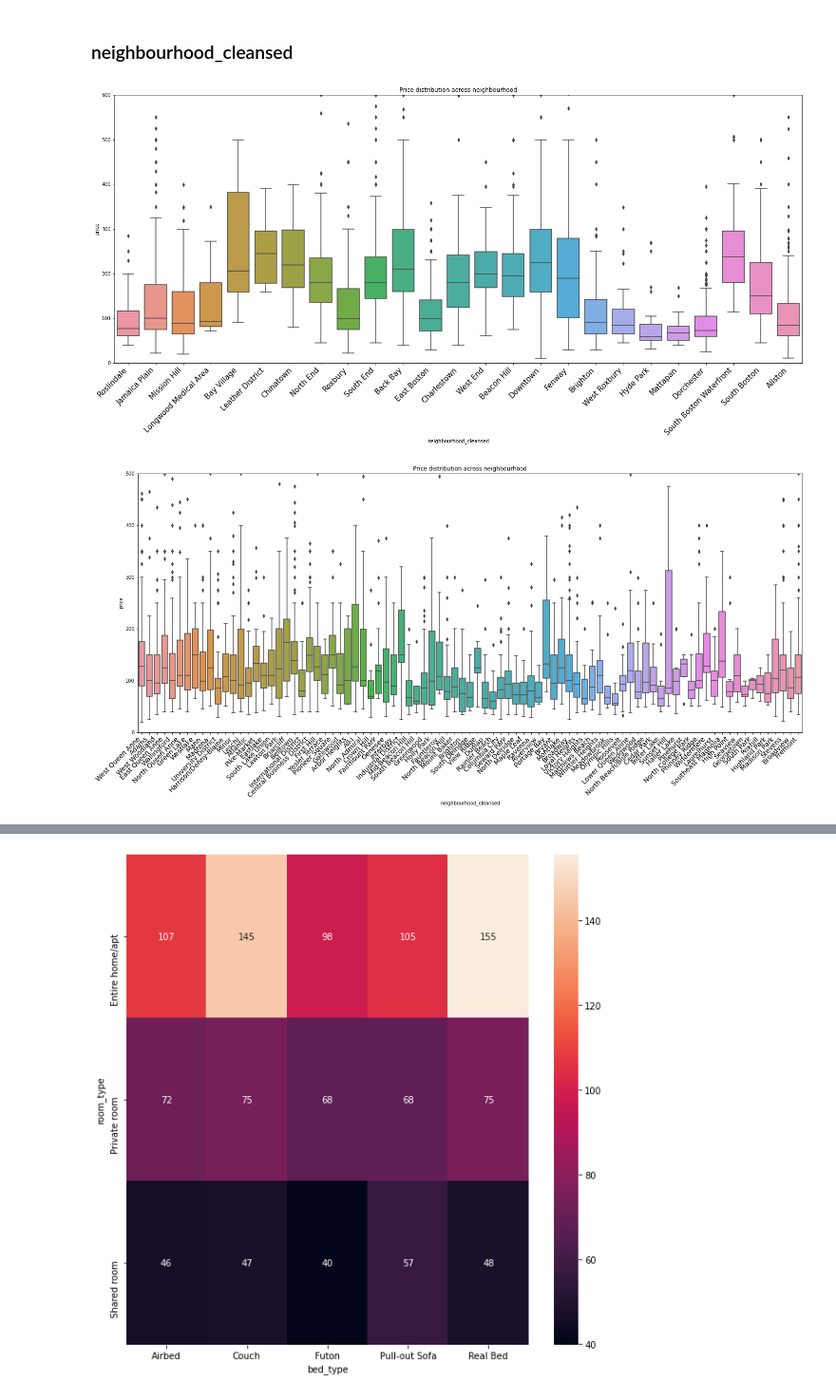
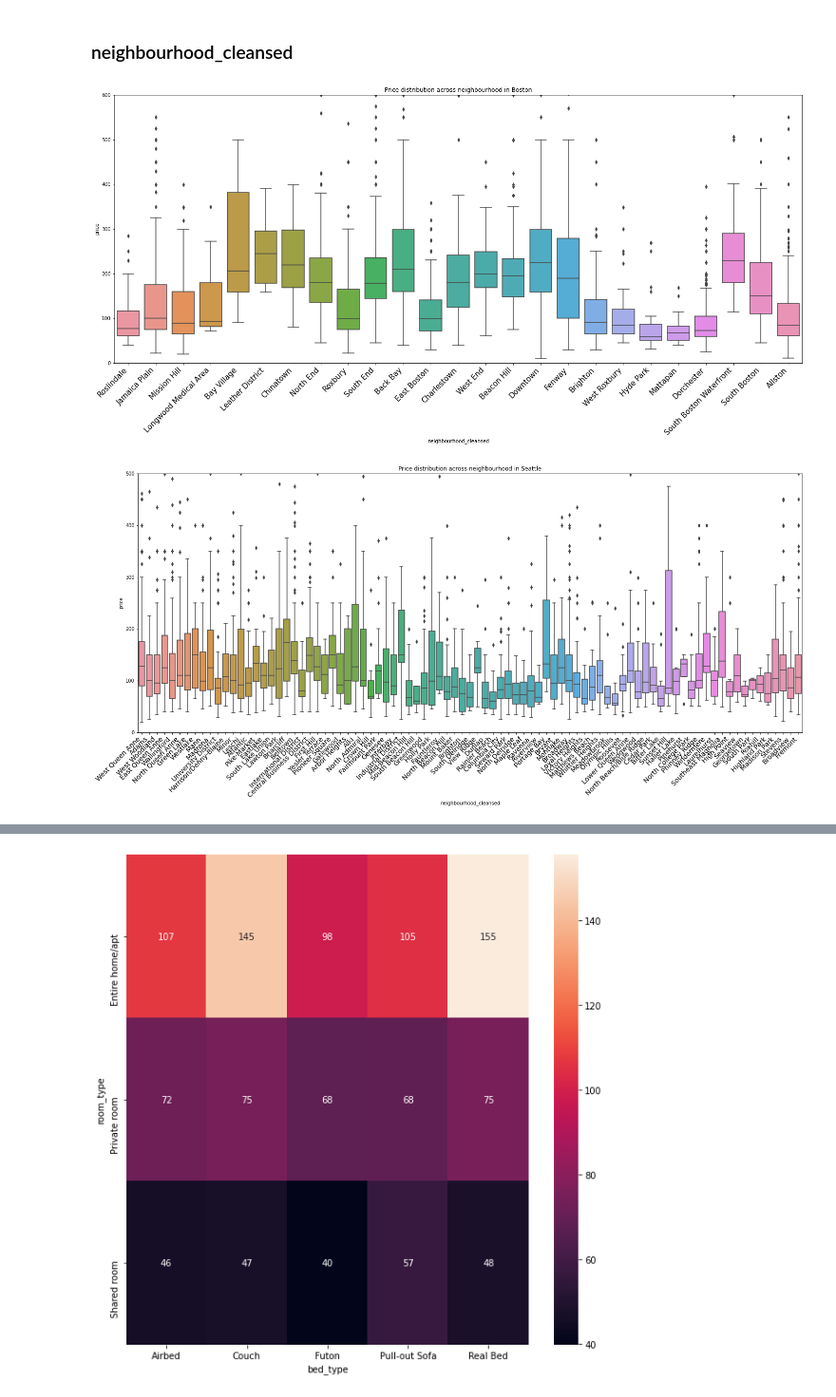
Before and after one commit to ivanmang/Airbnb-data-analysis, a Jupyter notebook: price_predict.ipynb, the cells around one changed output, grey strips where cells are left out. Shown at 95% size. Cells and saved outputs as stored; diff of their text form; code cells hidden in the pictures.

```diff
--- a/price_predict.ipynb
+++ b/price_predict.ipynb
@@ -323,19 +303,19 @@ Name: host_location, Length: 176, dtype: int64
 ### neighbourhood_cleansed
 # %%
 plt.figure(figsize=(25,10))
-plt.title("Price distribution across neighbourhood")
+plt.title("Price distribution across neighbourhood in Boston")
 
 sns.boxplot(data=df_listings_bos, x='neighbourhood_cleansed', y='price')
 ax = plt.gca()
 ax.set_xticklabels(ax.get_xticklabels(), rotation=45, ha='right', fontsize=15)
 
 plt.ylim([0,600])
 plt.show()
 # %% [output]
-[figure, old version]
+[figure, new version]
 # %%
 plt.figure(figsize=(25,10))
-plt.title("Price distribution across neighbourhood")
+plt.title("Price distribution across neighbourhood in Seattle")
 
 sns.boxplot(data=df_listings_sea, x='neighbourhood_cleansed', y='price')
 ax = plt.gca()
@@ -344,7 +324,7 @@ ax.set_xticklabels(ax.get_xticklabels(), rotation=45, ha='right', fontsize=14)
 plt.ylim([0,500])
 plt.show()
 # %% [output]
-[figure, old version]
+[figure, new version]
 # %%
 df_listings_bos['host_location'].value_counts()
 # %% [output]
```
Also changed, not shown: parts of 23 cells of this notebook, 1 other file.
